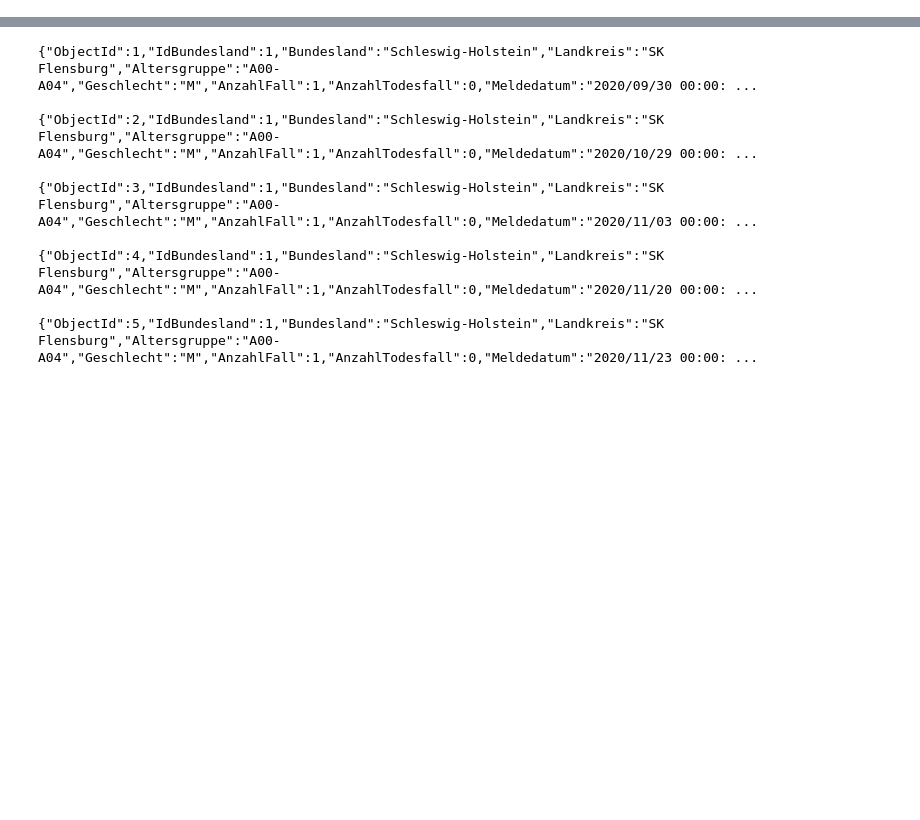
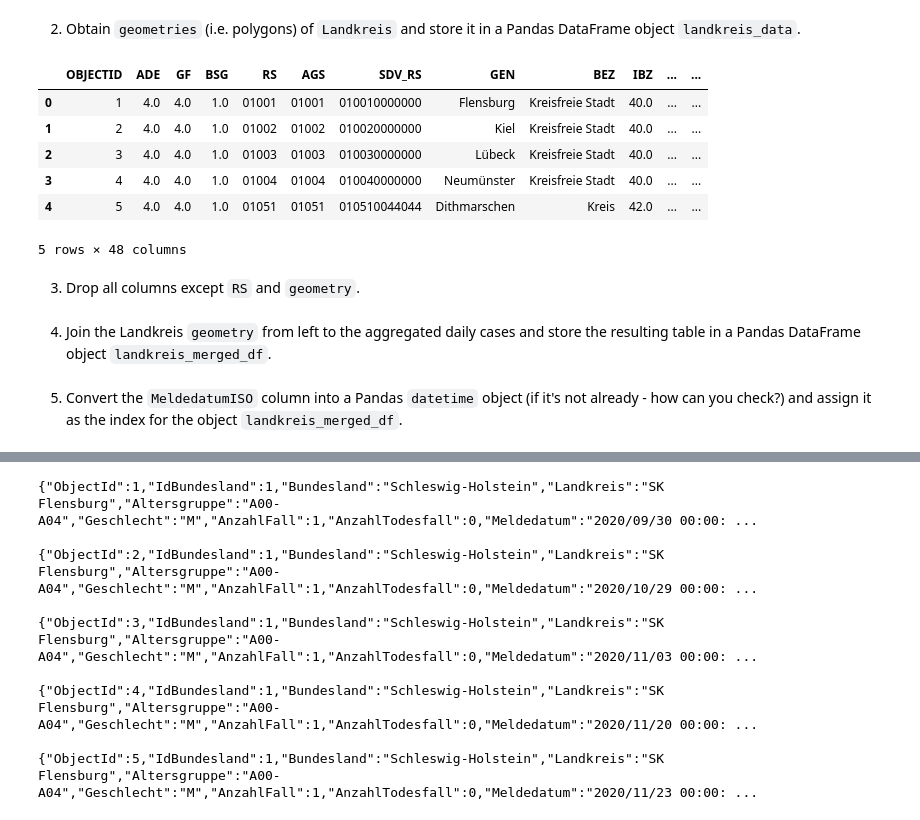
Before and after one commit to gerwolf/webscraping-workshop, a Jupyter notebook: Covid-19/Corona Analysis.ipynb, the cells around one changed output, grey strips where cells are left out. Saved outputs shown, nothing was run; the diff lists cells and outputs as text; code cells hidden in the pictures; blank space fills up the shorter version.

```diff
--- a/Covid-19/Corona Analysis.ipynb
+++ b/Covid-19/Corona Analysis.ipynb
@@ -16,0 +53,15 @@ import json
+# %% [markdown]
+2. Obtain `geometries` (i.e. polygons) of `Landkreis` and store it in a Pandas DataFrame object `landkreis_data`.
+# %%
+landkreis_data = gpd.read_file("https://opendata.arcgis.com/datasets/917fc37a709542548cc3be077a786c17_0.geojson")
+landkreis_data.head()
+# %% [output]
+|  | OBJECTID | ADE | GF | BSG | RS | AGS | SDV_RS | GEN | BEZ | IBZ | ... | ... |
+| 0 | 1 | 4.0 | 4.0 | 1.0 | 01001 | 01001 | 010010000000 | Flensburg | Kreisfreie Stadt | 40.0 | ... | ... |
+| 1 | 2 | 4.0 | 4.0 | 1.0 | 01002 | 01002 | 010020000000 | Kiel | Kreisfreie Stadt | 40.0 | ... | ... |
+| 2 | 3 | 4.0 | 4.0 | 1.0 | 01003 | 01003 | 010030000000 | Lübeck | Kreisfreie Stadt | 40.0 | ... | ... |
+| 3 | 4 | 4.0 | 4.0 | 1.0 | 01004 | 01004 | 010040000000 | Neumünster | Kreisfreie Stadt | 40.0 | ... | ... |
+| 4 | 5 | 4.0 | 4.0 | 1.0 | 01051 | 01051 | 010510044044 | Dithmarschen | Kreis | 42.0 | ... | ... |
+5 rows × 48 columns
+# %% [markdown]
+3. Drop all columns except `RS` and `geometry`.
@@ -16,0 +70,2 @@ import json
+# %% [markdown]
+4. Join the Landkreis `geometry` from left to the aggregated daily cases and store the resulting table in a Pandas DataFrame object `landkreis_merged_df`.
@@ -16,0 +74,2 @@ import json
+# %% [markdown]
+5. Convert the `MeldedatumISO` column into a Pandas `datetime` object (if it's not already - how can you check?) and assign it as the index for the object `landkreis_merged_df`.
```
Also changed, not shown: parts of 70 cells of this notebook, 2 other files.
